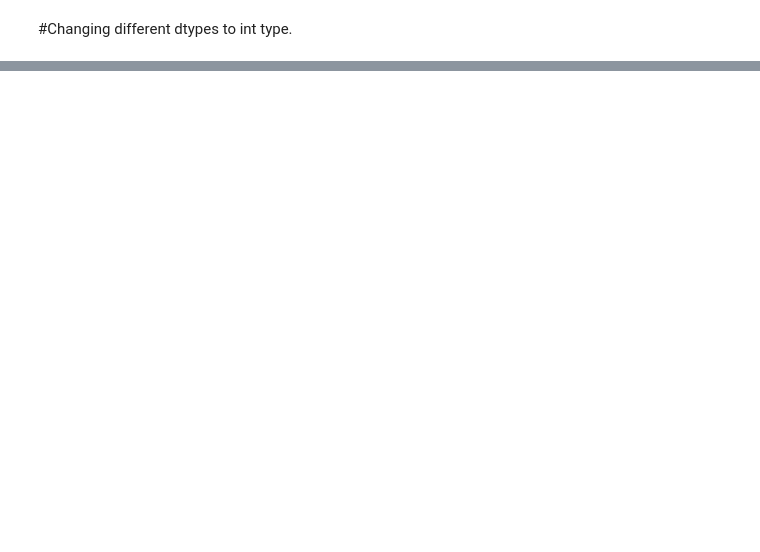
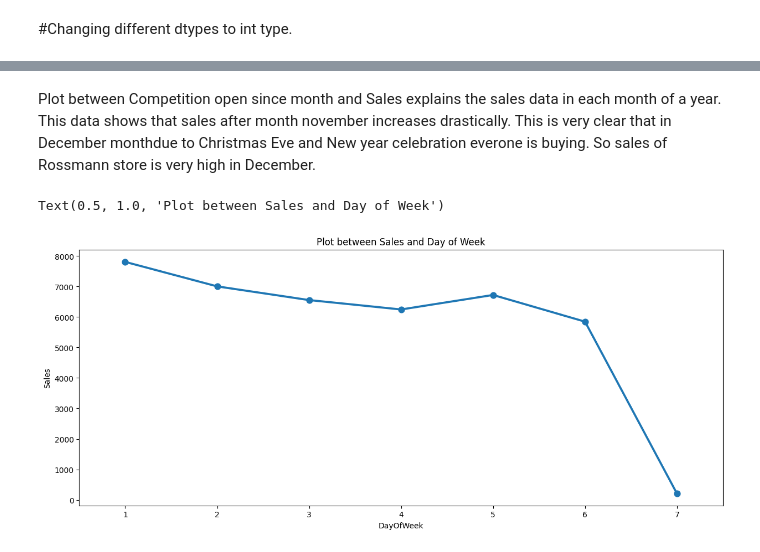
Before and after one commit to Kumarisimran626/S.K-Retail_sales_prediction, a Jupyter notebook: S_K_Retail_sales_prediction.ipynb, the cells around one changed output, grey strips where cells are left out. Saved outputs shown, nothing was run; the diff lists cells and outputs as text; code cells hidden in the pictures; blank space fills up the shorter version.

```diff
--- a/S_K_Retail_sales_prediction.ipynb
+++ b/S_K_Retail_sales_prediction.ipynb
@@ -324,0 +465,9 @@ memory usage: 147.5+ MB
+# %% [markdown]
+Plot between Competition open since month and Sales explains the sales data in each month of a year. This data shows that sales after month november increases drastically. This is very clear that in December monthdue to Christmas Eve and New year celebration everone is buying. So sales of Rossmann store is very high in December.
+# %%
+plt.figure(figsize=(15,6))
+sns.pointplot(x= 'DayOfWeek', y= 'Sales', data=final_1)
+plt.title('Plot between Sales and Day of Week')
+# %% [output]
+Text(0.5, 1.0, 'Plot between Sales and Day of Week')
+[figure, added]
```
Also changed, not shown: parts of 32 cells of this notebook.
